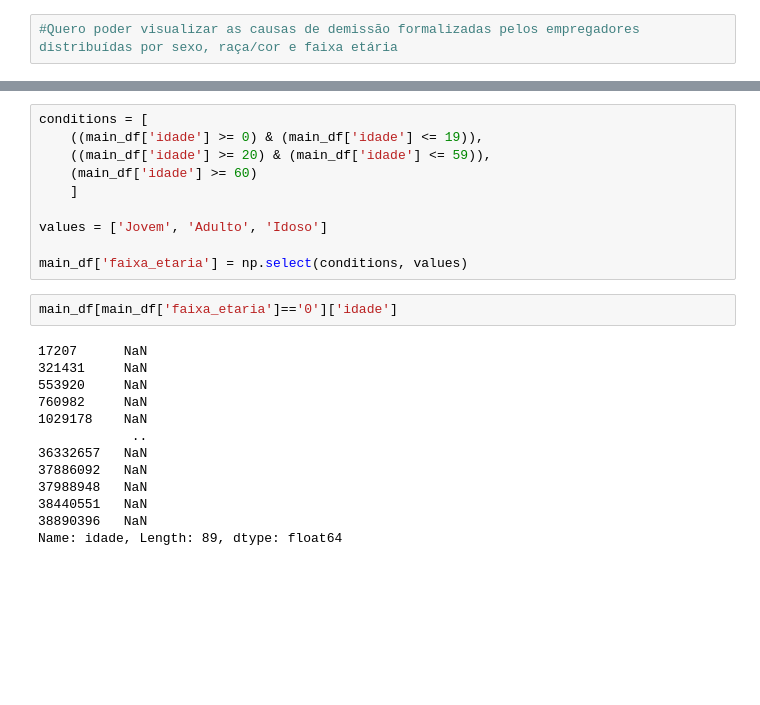
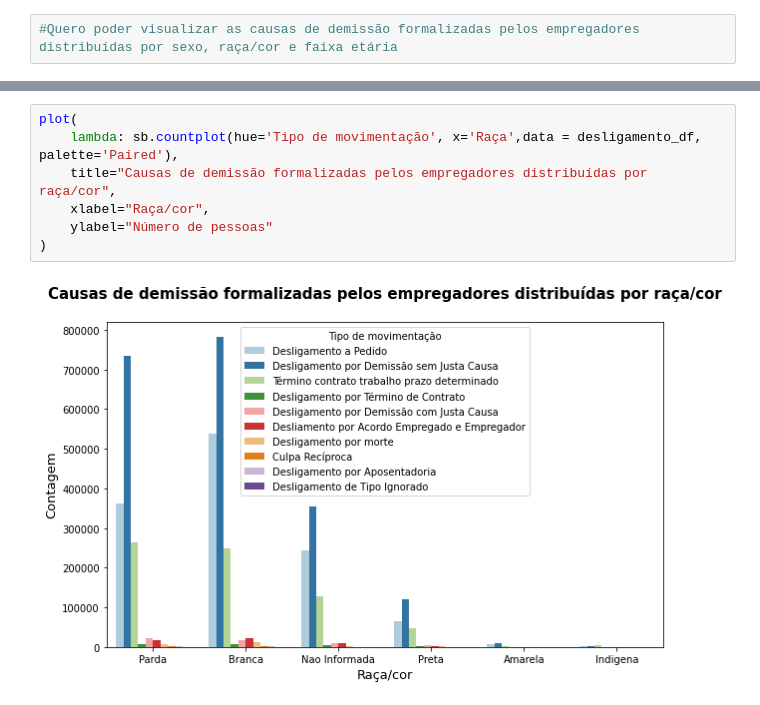
Before and after one commit to wesleyvs/estatistica-trabalho-bdne, a Jupyter notebook: 5_causas-de-demissao-formalizadas-pelos-empregadores-distribuidas-por-sexo-raca-cor-e-faixa-etaria.ipynb, the cells around one changed output, grey strips where cells are left out. Cells and saved outputs as stored; diff of their text form; blank space fills up the shorter version.

```diff
--- a/5_causas-de-demissao-formalizadas-pelos-empregadores-distribuidas-por-sexo-raca-cor-e-faixa-etaria.ipynb
+++ b/5_causas-de-demissao-formalizadas-pelos-empregadores-distribuidas-por-sexo-raca-cor-e-faixa-etaria.ipynb
@@ -114,25 +104,9 @@ plot(
 # %%
-conditions = [
-    ((main_df['idade'] >= 0) & (main_df['idade'] <= 19)),
-    ((main_df['idade'] >= 20) & (main_df['idade'] <= 59)),
-    (main_df['idade'] >= 60)
-    ]
-
-values = ['Jovem', 'Adulto', 'Idoso']
-
-main_df['faixa_etaria'] = np.select(conditions, values)
+plot(
+    lambda: sb.countplot(hue='Tipo de movimentação', x='Raça',data = desligamento_df, palette='Paired'),
+    title="Causas de demissão formalizadas pelos empregadores distribuídas por raça/cor",
+    xlabel="Raça/cor",
+    ylabel="Número de pessoas"
+)
+# %% [output]
+[figure, added]
-# %%
-main_df[main_df['faixa_etaria']=='0']['idade']
-# %% [output]
-17207      NaN
-321431     NaN
-553920     NaN
-760982     NaN
-1029178    NaN
-            ..
-36332657   NaN
-37886092   NaN
-37988948   NaN
-38440551   NaN
-38890396   NaN
-Name: idade, Length: 89, dtype: float64
```
Also changed, not shown: parts of 10 cells of this notebook.
